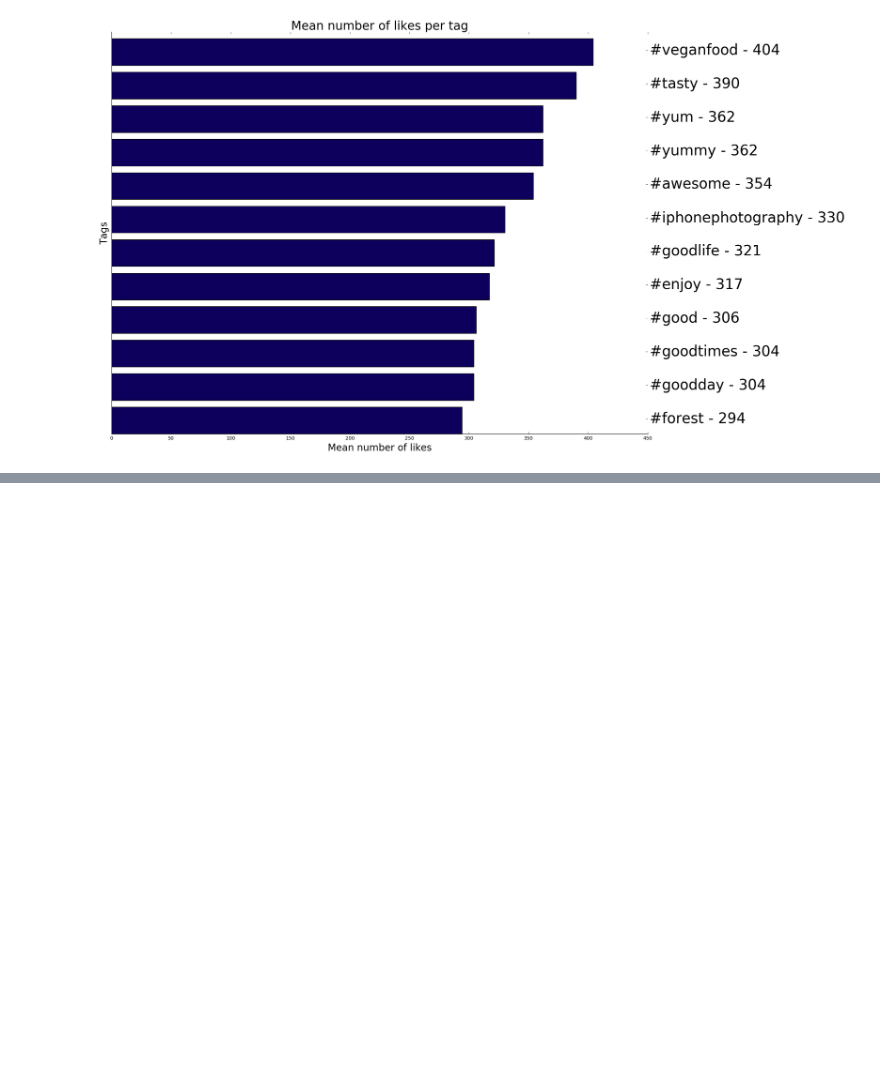
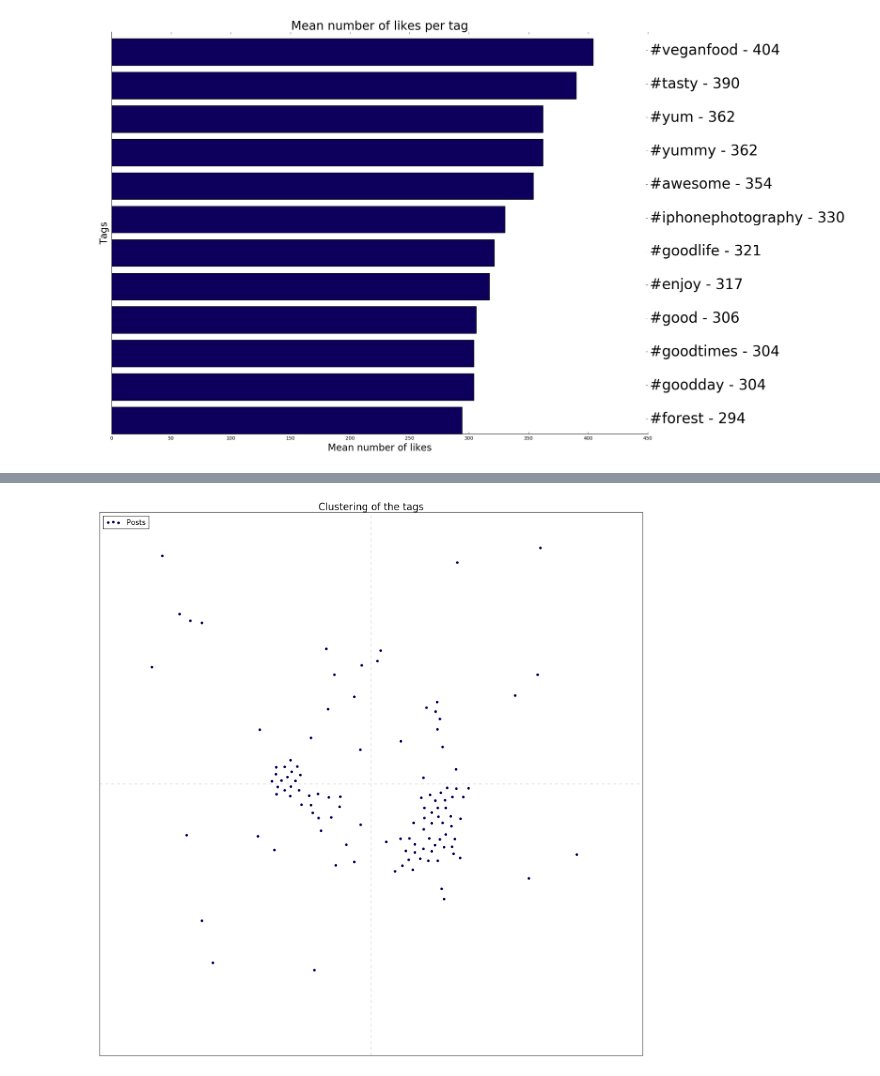
Before and after one commit to InstaPy/InstaPy, a Jupyter notebook: follow_num_plot/instapy.ipynb, the cells around one changed output, grey strips where cells are left out. Cells and saved outputs as stored; diff of their text form; code cells hidden in the pictures; blank space fills up the shorter version.

Commit message:
added clustering of tags

```diff
--- a/follow_num_plot/instapy.ipynb
+++ b/follow_num_plot/instapy.ipynb
@@ -195,0 +223,11 @@ plt.show()
+# %%
+def get_post_tags_encoded(tags):
+    tags_one_hot = get_one_hot_enc(tags[0])
+
+    for tag in tags[1:]:
+        one_hot_tag = get_one_hot_enc(tag)
+
+        for index in range(len(one_hot_tag)):
+            tags_one_hot[index] += one_hot_tag[index]
+
+    return tags_one_hot
@@ -196,3 +255,35 @@ plt.show()
+# %%
+#Dimension reduction with TSNE
+all_posts_encoded = [get_post_tags_encoded(np.asarray(post['tags']).reshape(-1, 1)) \
+                     for post in data['posts'] if len(post['tags']) > 0]
+
+model = TSNE(n_components=2, init='pca', random_state=31,
+             metric='seuclidean', method='exact', early_exaggeration=65, n_iter=1000,
+             n_iter_without_progress=10)
+tsne_values = scale(model.fit_transform(all_posts_encoded))
+# %%
+x_values = tsne_values[:,0]
+y_values = tsne_values[:,1]
+
+fig = plt.figure(figsize=(20, 20))
+ax = fig.add_subplot(111)
+
+plt.title('Clustering of the tags', fontsize=20)
+
+plt.xticks([])
+plt.yticks([])
+plt.axhline(0, linewidth=0.25, color='k', linestyle='dashed')
+plt.axvline(0, linewidth=0.25, color='k', linestyle='dashed')
+
+ax.scatter(x_values, y_values, color='#0c005c', label='Posts')
+
+plt.xlim(-3, 3)
+plt.ylim(-3, 3)
+
+plt.legend(loc=2,numpoints=1, fontsize=15)
+plt.show()
+# %% [output]
+[figure, added]
 # %%
 ##################################################################################################################
 #Working with the follower numbers
```
Also changed, not shown: parts of 23 cells of this notebook, 5 other files.
